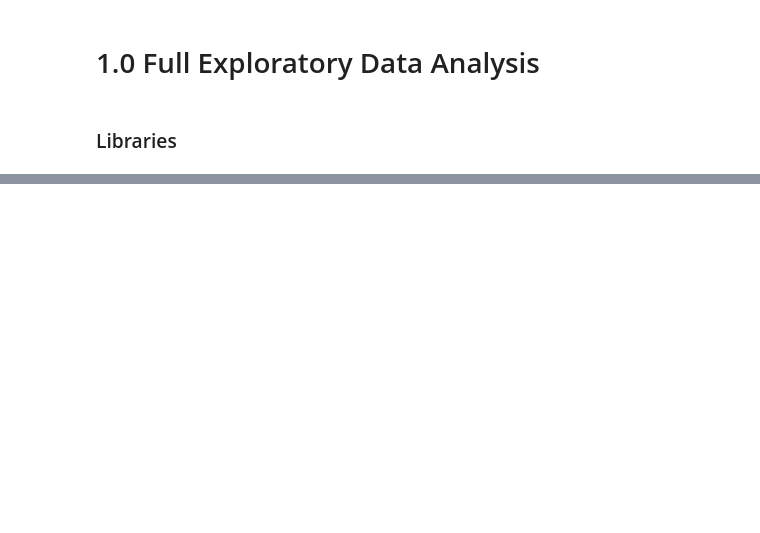
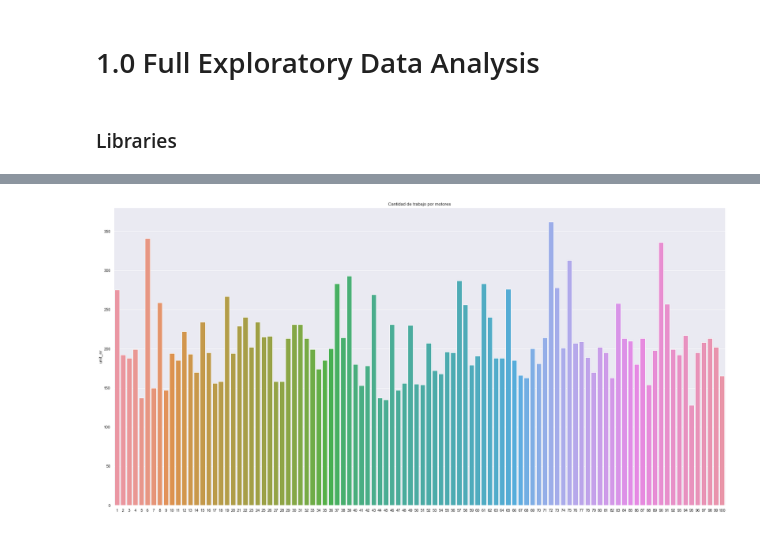
Before and after one commit to Giocrisrai/alaya_challenge, a Jupyter notebook: notebooks/1.0-ggodoy-full.ipynb, the cells around one changed output, grey strips where cells are left out. Cells and saved outputs as stored; diff of their text form; code cells hidden in the pictures; blank space fills up the shorter version.

```diff
--- a/notebooks/1.0-ggodoy-full.ipynb
+++ b/notebooks/1.0-ggodoy-full.ipynb
@@ -18,0 +19,5 @@ ModuleNotFoundError: No module named 'challenge_alaya'
+# %%
+input_data = path.data_raw_dir("data.csv")
+# %%
+### Cargar los datos ###
+df = pd.read_csv(input_data)
@@ -18,0 +145,7 @@ ModuleNotFoundError: No module named 'challenge_alaya'
+# %%
+sns.set(rc = {'figure.figsize':(30,15)})
+sns.barplot(x = df['unit_nr'].unique(), y = df['unit_nr'].value_counts(), data=df)
+plt.title('Cantidad de trabajo por motores')
+plt.show()
+# %% [output]
+[figure, added]
```
Also changed, not shown: parts of 34 cells of this notebook.
